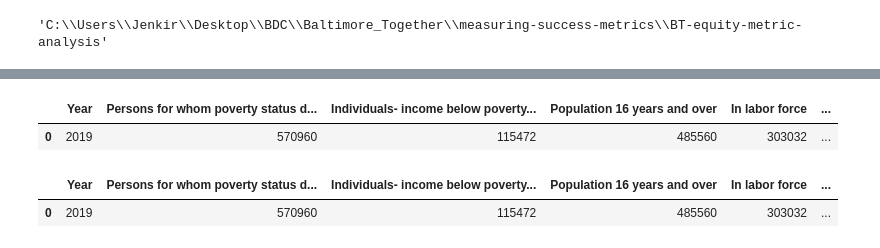
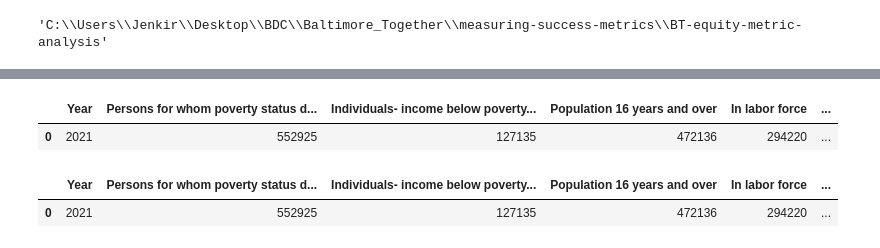
Before and after one commit to Jenkir/BT-equity-metric-analysis, a Jupyter notebook: Build_economy2021.ipynb, the cells around one changed output, grey strips where cells are left out. Drawn from its saved outputs; the diff is of its cells as text; code cells hidden in the pictures.

```diff
--- a/Build_economy2021.ipynb
+++ b/Build_economy2021.ipynb
@@ -154,15 +149,9 @@ rates2021
 # %%
-# Add a new column for poverty rate
-rates2021["Poverty rate"] = (100 * \
-    rates2021["Individuals- income below poverty level"].astype(
-        int) / rates2021["Persons for whom poverty status determined"].astype(int)).round()
-
-
 # Add a new column for unemployment rate
 rates2021["Unemployment rate"] = (100 * \
     rates2021["Unemployed civilians"].astype(
         int) / rates2021["Population 16 years and over"].astype(int)).round()
 rates2021.head()
 # %% [output]
 |  | Year | Persons for whom poverty status d... | Individuals- income below poverty... | Population 16 years and over | In labor force | ... |
-| 0 | 2019 | 570960 | 115472 | 485560 | 303032 | ... |
+| 0 | 2021 | 552925 | 127135 | 472136 | 294220 | ... |
@@ -177,7 +163,7 @@ rates2021["Labor participation rate"] = (100 * \
 rates2021.head()
 # %% [output]
 |  | Year | Persons for whom poverty status d... | Individuals- income below poverty... | Population 16 years and over | In labor force | ... |
-| 0 | 2019 | 570960 | 115472 | 485560 | 303032 | ... |
+| 0 | 2021 | 552925 | 127135 | 472136 | 294220 | ... |
 # %%
 # Export file as a CSV, without the Pandas index, but with the header
 #rates2021.to_csv("balt_employment_2021.csv", index = False, header=True)
```
Also changed, not shown: parts of 17 cells of this notebook, 19 other files.
